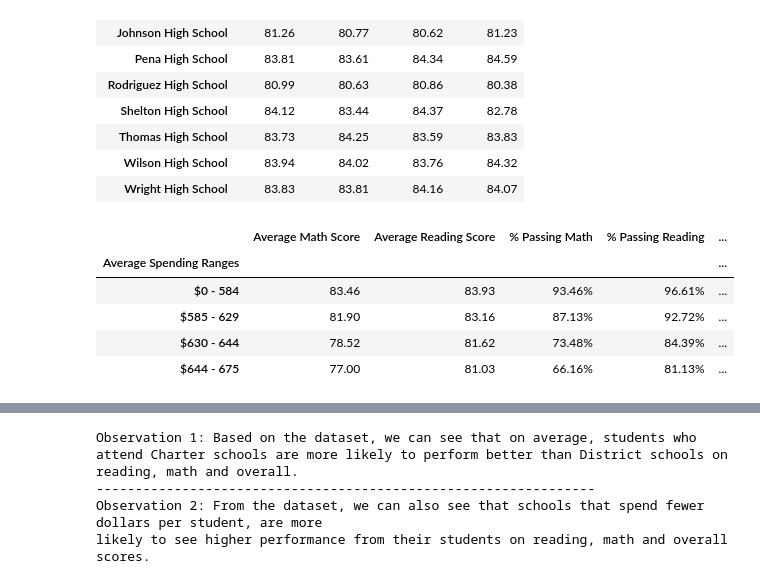
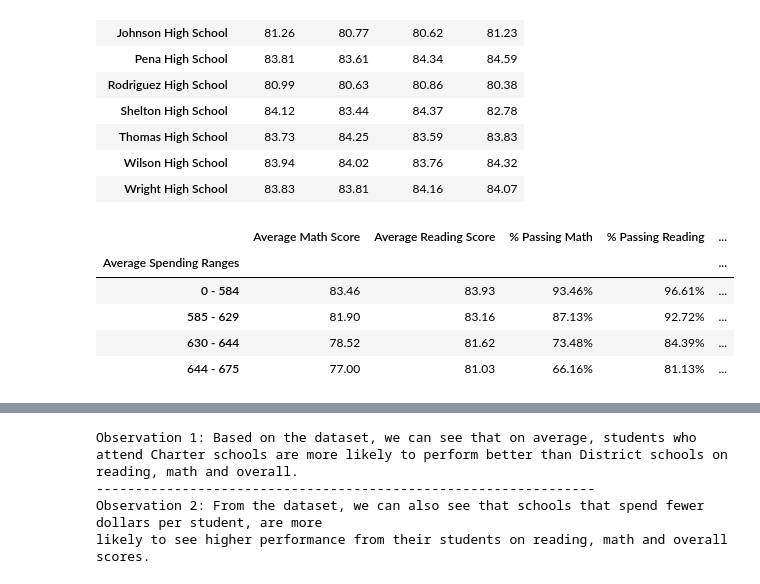
Before and after one commit to katrinan029/pandas-challenge, a Jupyter notebook: PyCitySchools/PyCitySchools.ipynb, the cells around one changed output, grey strips where cells are left out. Saved outputs shown, nothing was run; the diff lists cells and outputs as text; code cells hidden in the pictures.

```diff
--- a/PyCitySchools/PyCitySchools.ipynb
+++ b/PyCitySchools/PyCitySchools.ipynb
@@ -248,40 +248,40 @@ Average Reading Scores by Grade
 # %%
 # Scores by School Spending
 
 # Create a table that breaks down school performances based on average Spending Ranges (Per Student). Use 4 reasonable bins to group school spending. Include in the table each of the following:
 bins = [0, 584, 629, 644, 675]
 
 # Create labels for these bins
 group_labels = [
-    "$0 - 584",
-    "$585 - 629",
-    "$630 - 644",
-    "$644 - 675"
+    "0 - 584",
+    "585 - 629",
+    "630 - 644",
+    "644 - 675"
 ]
 
 final_school_summary3 = final_school_summary.copy()
 final_school_summary3["Average Spending Ranges"] = pd.cut(final_school_summary3["Per Student Budget"], bins, labels=group_labels)
 
 # Create a GroupBy object based upon "View Group"
 groupby = final_school_summary3.groupby("Average Spending Ranges")
 
 # Get the average of each column within the GroupBy object
 sorting = groupby[["Average Math Score", "Average Reading Score", "% Passing Math","% Passing Reading","% Passing Overall"]].mean()
 
 formatting = sorting.copy()
 formatting["Average Reading Score"] = formatting["Average Reading Score"].map("{:,.2f}".format)
 formatting["Average Math Score"] = formatting["Average Math Score"].map("{:,.2f}".format)
 formatting["% Passing Math"] = formatting["% Passing Math"].map("{:.2%}".format)
 formatting["% Passing Reading"] = formatting["% Passing Reading"].map("{:.2%}".format)
 formatting["% Passing Overall"] = formatting["% Passing Overall"].map("{:.2%}".format)
 formatting.head()
 # %% [output]
 |  | Average Math Score | Average Reading Score | % Passing Math | % Passing Reading | ... |
 | Average Spending Ranges |  |  |  |  | ... |
-| $0 - 584 | 83.46 | 83.93 | 93.46% | 96.61% | ... |
-| $585 - 629 | 81.90 | 83.16 | 87.13% | 92.72% | ... |
-| $630 - 644 | 78.52 | 81.62 | 73.48% | 84.39% | ... |
-| $644 - 675 | 77.00 | 81.03 | 66.16% | 81.13% | ... |
+| 0 - 584 | 83.46 | 83.93 | 93.46% | 96.61% | ... |
+| 585 - 629 | 81.90 | 83.16 | 87.13% | 92.72% | ... |
+| 630 - 644 | 78.52 | 81.62 | 73.48% | 84.39% | ... |
+| 644 - 675 | 77.00 | 81.03 | 66.16% | 81.13% | ... |
 # %%
 # Scores by School Size
 
```
